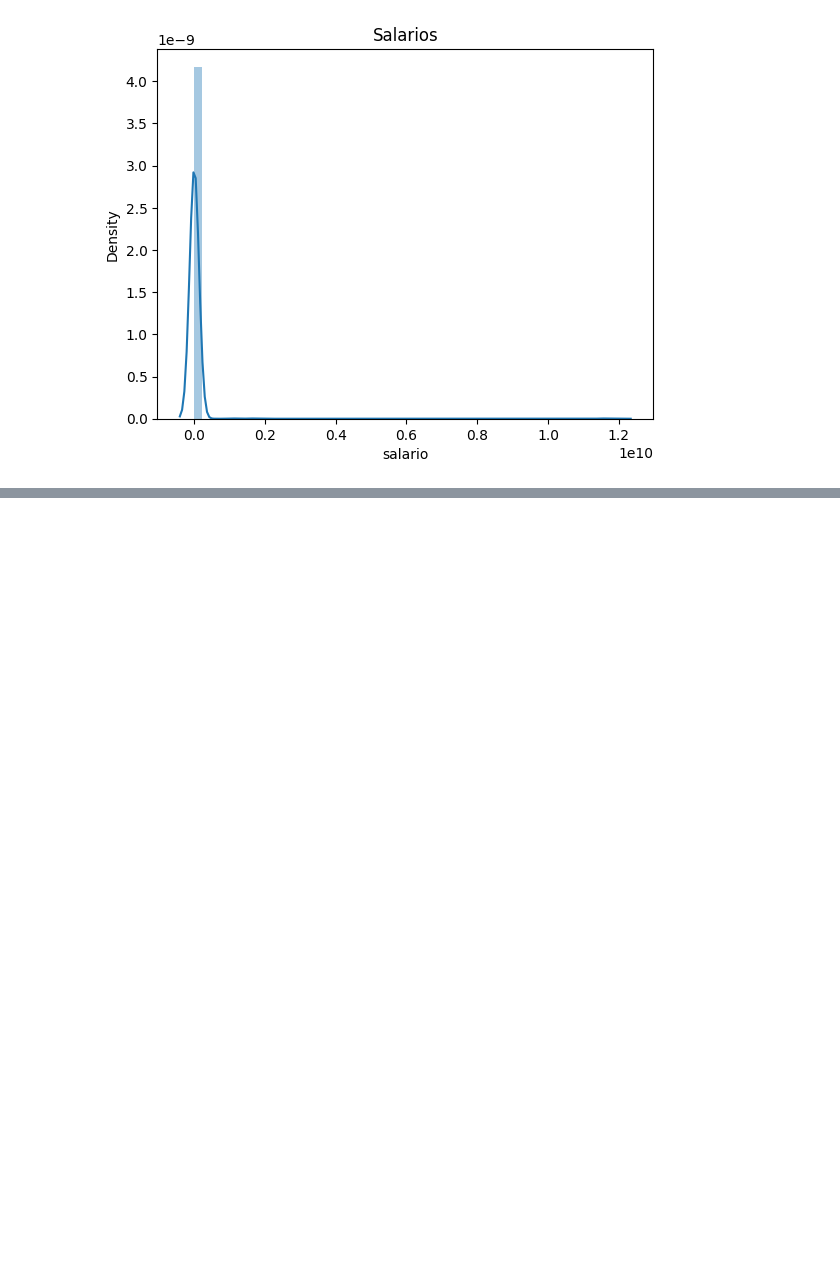
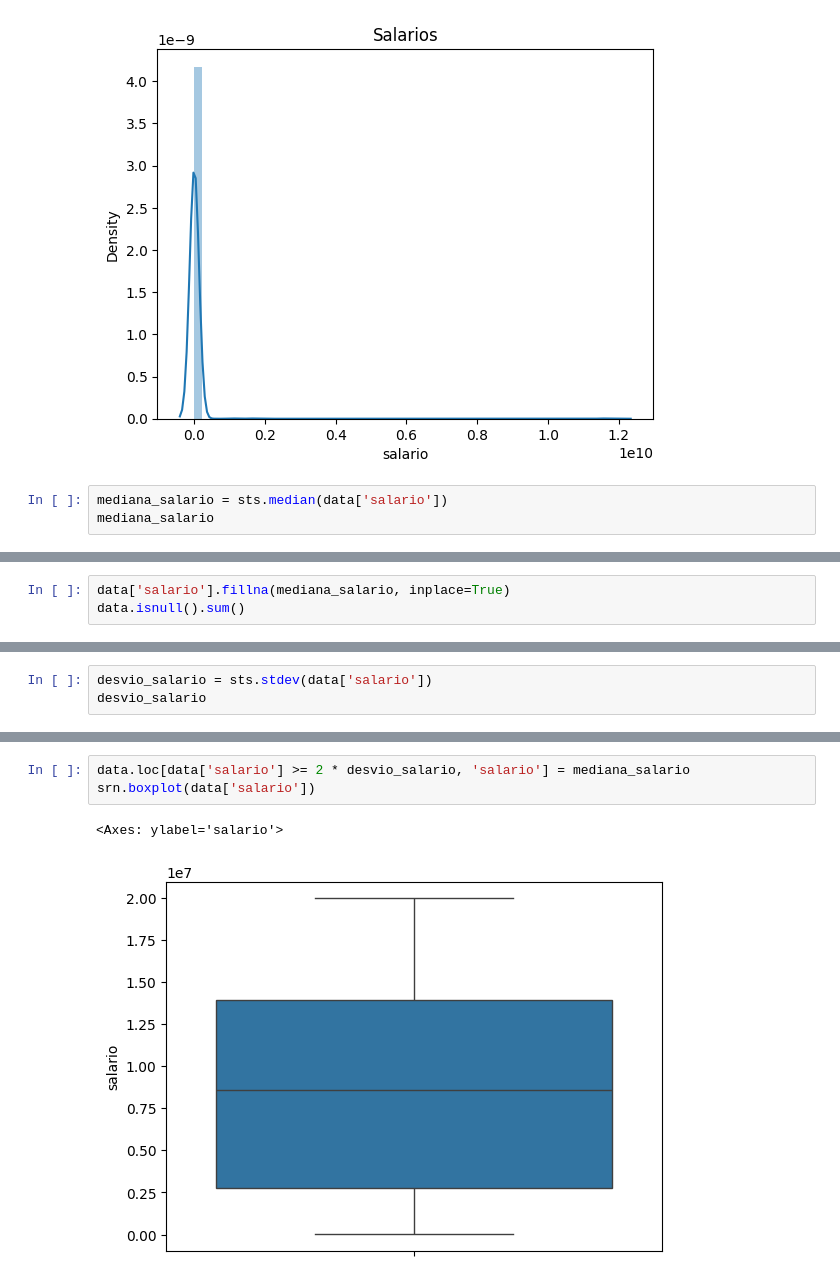
Before and after one commit to glaucoSapucaia/DataScienceStudies, a Jupyter notebook: python_data_science/tratamento_dados/primeiros_testes.ipynb, the cells around one changed output, grey strips where cells are left out. Saved outputs shown, nothing was run; the diff lists cells and outputs as text; blank space fills up the shorter version.

```diff
--- a/python_data_science/tratamento_dados/primeiros_testes.ipynb
+++ b/python_data_science/tratamento_dados/primeiros_testes.ipynb
@@ -227,3 +305,6 @@ https://gist.github.com/mwaskom/de44147ed2974457ad6372750bbe5751
   srn.distplot(data['salario']).set_title('Salarios')
 Text(0.5, 1.0, 'Salarios')
 [figure]
+# %%
+mediana_salario = sts.median(data['salario'])
+mediana_salario
@@ -229,0 +313,3 @@ Text(0.5, 1.0, 'Salarios')
+# %%
+data['salario'].fillna(mediana_salario, inplace=True)
+data.isnull().sum()
@@ -229,0 +330,3 @@ Text(0.5, 1.0, 'Salarios')
+# %%
+desvio_salario = sts.stdev(data['salario'])
+desvio_salario
@@ -229,0 +343,6 @@ Text(0.5, 1.0, 'Salarios')
+# %%
+data.loc[data['salario'] >= 2 * desvio_salario, 'salario'] = mediana_salario
+srn.boxplot(data['salario'])
+# %% [output]
+<Axes: ylabel='salario'>
+[figure, added]
```
Also changed, not shown: parts of 23 cells of this notebook.
